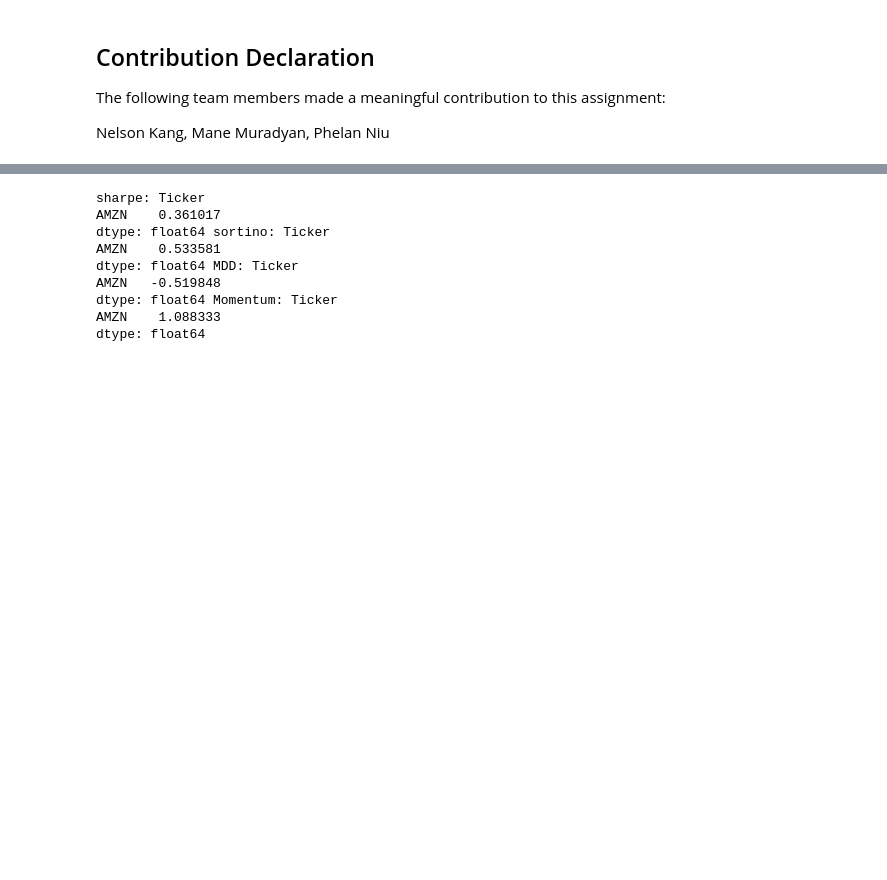
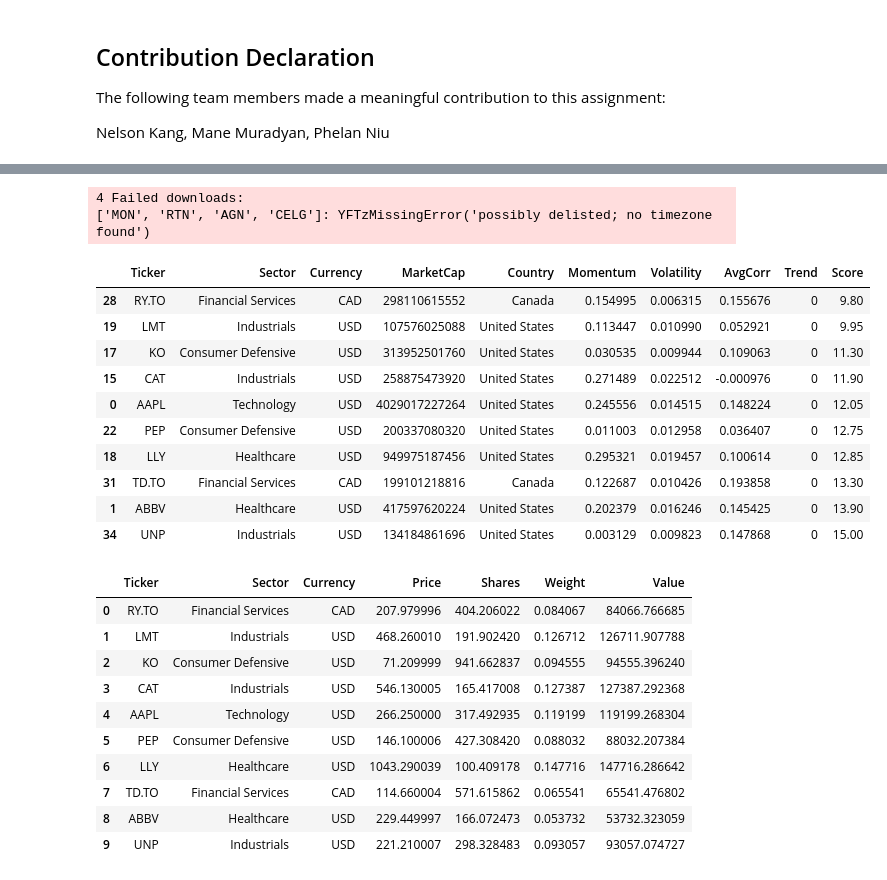
Before and after one commit to Ollienel777/MarketBeat_CFM, a Jupyter notebook: Team_17_Assignment.ipynb, the cells around one changed output, grey strips where cells are left out. Drawn from its saved outputs; the diff is of its cells as text; code cells hidden in the pictures; blank space fills up the shorter version.

```diff
--- a/Team_17_Assignment.ipynb
+++ b/Team_17_Assignment.ipynb
@@ -376,0 +43,29 @@ Error:
+# %%
+INITIAL_BUDGET_CAD = 1_000_000
+
+# assignment rules
+MIN_LIQ_AVG_VOLUME = 5000
+MIN_STOCKS = 10
+MAX_STOCKS = 25
+MAX_SECTOR_WEIGHT = 0.40
+MAX_STOCK_WEIGHT = 0.15
+
+# lookback
+MOM_LOOKBACK = 84
+VOL_WINDOW = 60
+CORR_WINDOW = 63
+ATR_WINDOW = 42
+TREND_HIGH_WINDOW = 63
+TREND_LOW_WINDOW = 105
+
+# for sharpe optimization
+SHARPE_LOOKBACK = 126
+SHARPE_TRIALS = 30000
+RISK_FREE = 0.0
+
+# date range
+DATA_START_DATE = "2024-10-01"
+DATA_END_DATE = "2025-11-21"
+
+# fallback fx if usd to cad download fails
+FALLBACK_USD_TO_CAD = 1.41
@@ -398,18 +448,30 @@ dtype: float64
-# %%
-
-closing_data = yf.download("AMZN", start=LOOK_BACK_START, end=LOOK_BACK_END, progress=False)["Close"]
-sharpe = get_sharpe_ratio("AMZN", closing_data)
-sortino = get_sortino_ratio("AMZN", closing_data)
-MDD = get_MDD('AMZN', closing_data)
-momentum = get_momentum("AMZN")
-print(f"sharpe: {sharpe} sortino: {sortino} MDD: {MDD} Momentum: {momentum}")
-# %% [output]
-sharpe: Ticker
-AMZN    0.361017
-dtype: float64 sortino: Ticker
-AMZN    0.533581
-dtype: float64 MDD: Ticker
-AMZN   -0.519848
-dtype: float64 Momentum: Ticker
-AMZN    1.088333
-dtype: float64
+# %%
+unscaled_portfolio_final, meta_scored, selected_stocks = run_raam_simple("Tickers_file.csv")
+
+display(selected_stocks)
+display(unscaled_portfolio_final)
+# %% [output]
+4 Failed downloads:
+['MON', 'RTN', 'AGN', 'CELG']: YFTzMissingError('possibly delisted; no timezone found')
+|  | Ticker | Sector | Currency | MarketCap | Country | Momentum | Volatility | AvgCorr | Trend | Score |
+| 28 | RY.TO | Financial Services | CAD | 298110615552 | Canada | 0.154995 | 0.006315 | 0.155676 | 0 | 9.80 |
+| 19 | LMT | Industrials | USD | 107576025088 | United States | 0.113447 | 0.010990 | 0.052921 | 0 | 9.95 |
+| 17 | KO | Consumer Defensive | USD | 313952501760 | United States | 0.030535 | 0.009944 | 0.109063 | 0 | 11.30 |
+| 15 | CAT | Industrials | USD | 258875473920 | United States | 0.271489 | 0.022512 | -0.000976 | 0 | 11.90 |
+| 0 | AAPL | Technology | USD | 4029017227264 | United States | 0.245556 | 0.014515 | 0.148224 | 0 | 12.05 |
+| 22 | PEP | Consumer Defensive | USD | 200337080320 | United States | 0.011003 | 0.012958 | 0.036407 | 0 | 12.75 |
+| 18 | LLY | Healthcare | USD | 949975187456 | United States | 0.295321 | 0.019457 | 0.100614 | 0 | 12.85 |
+| 31 | TD.TO | Financial Services | CAD | 199101218816 | Canada | 0.122687 | 0.010426 | 0.193858 | 0 | 13.30 |
+| 1 | ABBV | Healthcare | USD | 417597620224 | United States | 0.202379 | 0.016246 | 0.145425 | 0 | 13.90 |
+| 34 | UNP | Industrials | USD | 134184861696 | United States | 0.003129 | 0.009823 | 0.147868 | 0 | 15.00 |
+|  | Ticker | Sector | Currency | Price | Shares | Weight | Value |
+| 0 | RY.TO | Financial Services | CAD | 207.979996 | 404.206022 | 0.084067 | 84066.766685 |
+| 1 | LMT | Industrials | USD | 468.260010 | 191.902420 | 0.126712 | 126711.907788 |
+| 2 | KO | Consumer Defensive | USD | 71.209999 | 941.662837 | 0.094555 | 94555.396240 |
+| 3 | CAT | Industrials | USD | 546.130005 | 165.417008 | 0.127387 | 127387.292368 |
+| 4 | AAPL | Technology | USD | 266.250000 | 317.492935 | 0.119199 | 119199.268304 |
+| 5 | PEP | Consumer Defensive | USD | 146.100006 | 427.308420 | 0.088032 | 88032.207384 |
+| 6 | LLY | Healthcare | USD | 1043.290039 | 100.409178 | 0.147716 | 147716.286642 |
+| 7 | TD.TO | Financial Services | CAD | 114.660004 | 571.615862 | 0.065541 | 65541.476802 |
+| 8 | ABBV | Healthcare | USD | 229.449997 | 166.072473 | 0.053732 | 53732.323059 |
+| 9 | UNP | Industrials | USD | 221.210007 | 298.328483 | 0.093057 | 93057.074727 |
```
Also changed, not shown: parts of 16 cells of this notebook.
